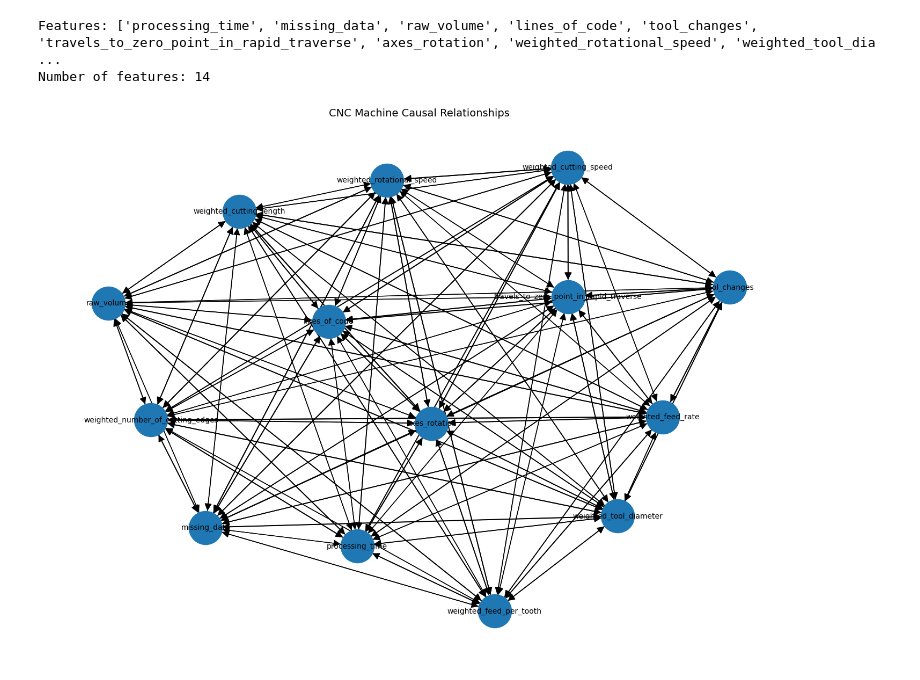
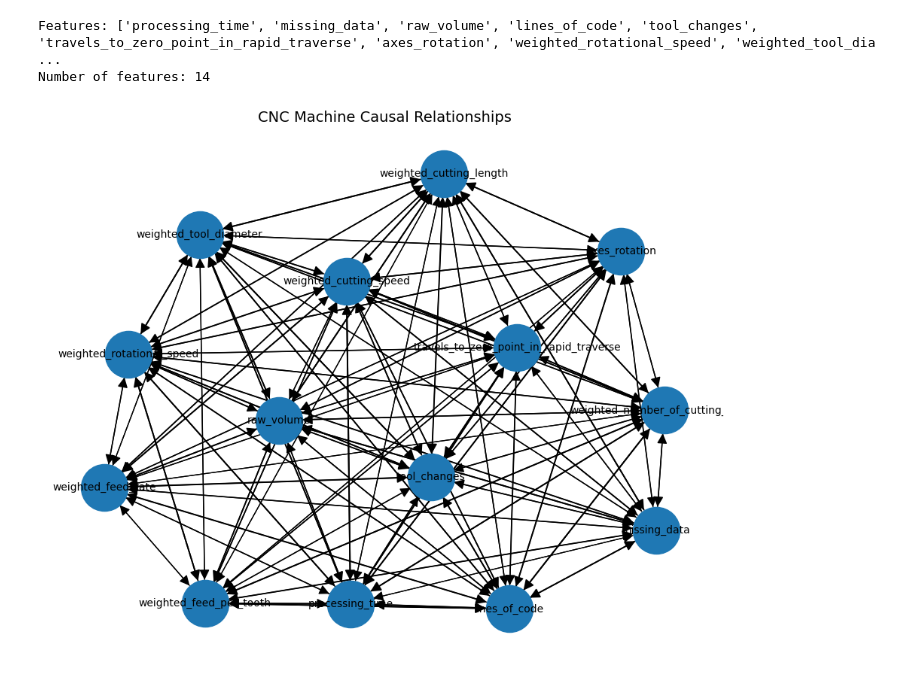
Before and after one commit to Mery101010/Thesis_project, a Jupyter notebook: Thesis/cnn.ipynb, the cells around one changed output. Cells and saved outputs as stored; diff of their text form; code cells hidden in the pictures.

```diff
--- a/Thesis/cnn.ipynb
+++ b/Thesis/cnn.ipynb
@@ -146,23 +153,23 @@ Number of features: 14
 # %%
 G = nx.DiGraph()
 threshold = 0.2
 
 for i in range(len(feature_names)):
     for j in range(len(feature_names)):
         if adj_matrix[i, j] > threshold and i != j:
             G.add_edge(feature_names[i], feature_names[j], weight=adj_matrix[i, j])
 
-plt.figure(figsize=(14, 10))
+plt.figure(figsize=(9, 7))
 pos = nx.spring_layout(G, k=0.7)
 nx.draw(G, pos, with_labels=True,
         node_size=2000,
         width=[G[u][v]['weight']*3 for u, v in G.edges],
         arrowsize=20,
         font_size=10)
 plt.title("CNC Machine Causal Relationships", fontsize=14)
 plt.show()
 # %% [output]
-[figure, old version]
+[figure, new version]
 # %%
 feature_importance = adj_matrix.mean(axis=1)
 results = pd.DataFrame({
```
Also changed, not shown: parts of 25 cells of this notebook.
